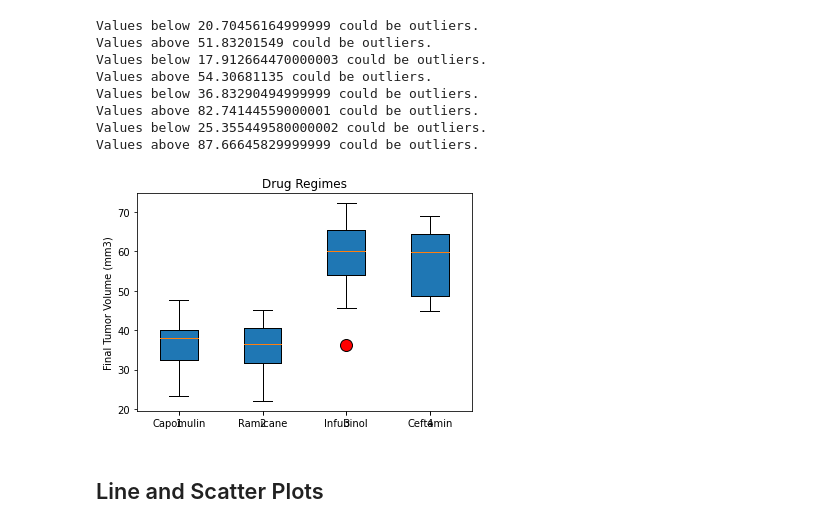
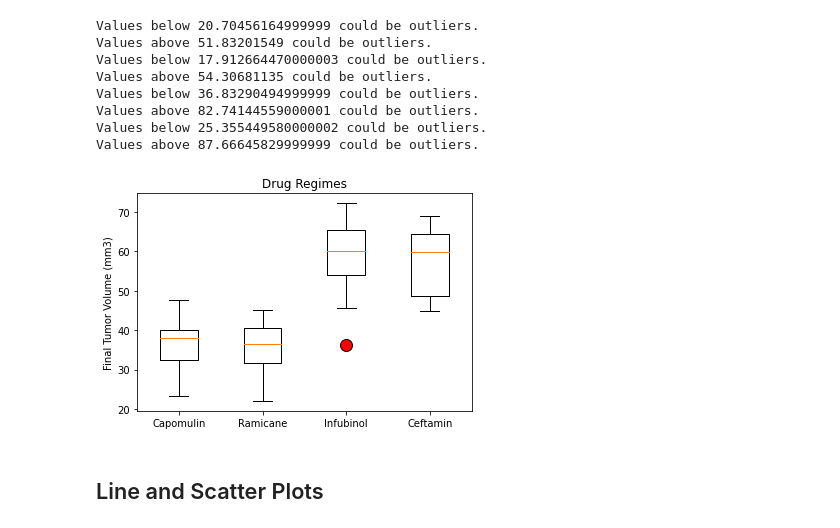
Before and after one commit to IlkayAtes11/Matplotlib-Challenge, a Jupyter notebook: Code/pymaceuticals.ipynb, the cells around one changed output. Drawn from its saved outputs; the diff is of its cells as text; code cells hidden in the pictures.

```diff
--- a/Code/pymaceuticals.ipynb
+++ b/Code/pymaceuticals.ipynb
@@ -302,21 +302,20 @@ Values above 87.66645829999999 could be outliers.
 # %%
 # Generate a box plot that shows the distrubution of the tumor volume for each treatment group.
 data_to_plot=[capomulin, ramicane, infubinol, ceftamin]
 
 fig1, ax1 = plt.subplots()
 ax1.set_title('Drug Regimes')
 ax1.set_ylabel('Final Tumor Volume (mm3)')
-ax1.set_xticklabels(['Capomulin', 'Ramicane', 'Infubinol', 'Ceftamin'])
-ax1.boxplot(data_to_plot)
 
-plot=ax1.boxplot(data_to_plot, labels=['Capomulin', 'Ramicane', 'Infubinol', 'Ceftamin'], patch_artist=True)
+plot=ax1.boxplot(data_to_plot, labels=['Capomulin', 'Ramicane', 'Infubinol', 'Ceftamin'])
 
 for flier in plot['fliers']:
     flier.set(marker='o', markerfacecolor='r', markersize=12)
+
 plt.savefig("./Images/BoxPlot.png")
 plt.show()
 # %% [output]
-[figure, old version]
+[figure, new version]
 # %% [markdown]
 ## Line and Scatter Plots
 # %%
```
Also changed, not shown: parts of 4 cells of this notebook, 1 other file.
